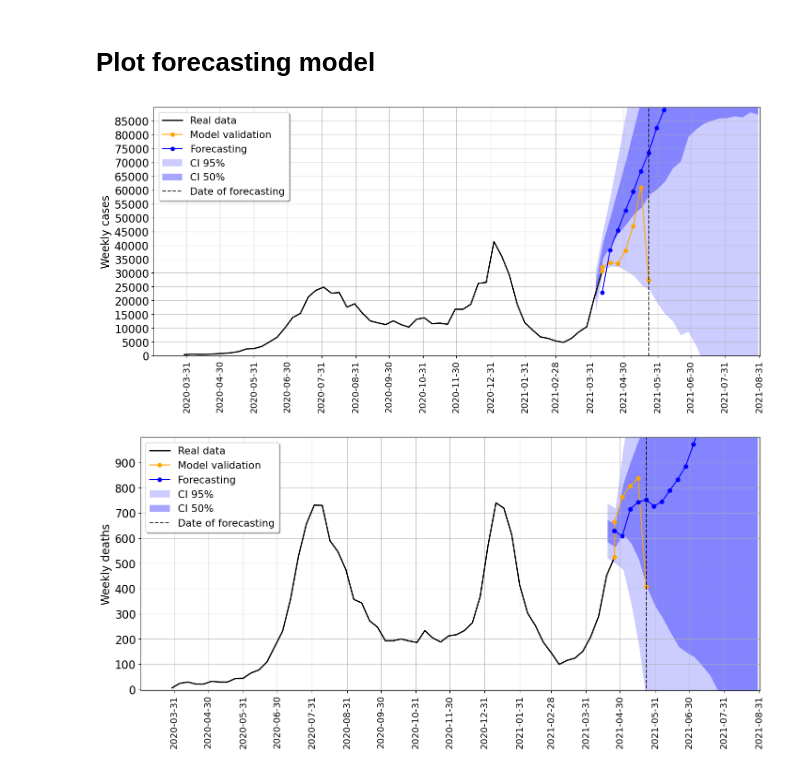
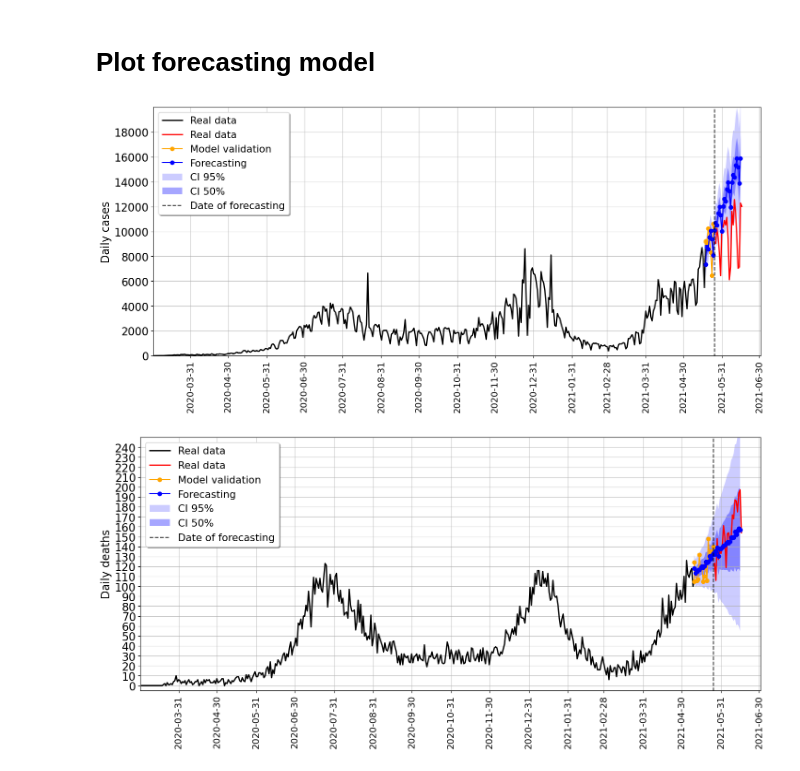
Before and after one commit to TRACE-LAC/pet-epi-notebooks, a Jupyter notebook: notebooks/proyeccion_sktime_epi_mc.ipynb, the cells around one changed output. Cells and saved outputs as stored; diff of their text form; code cells hidden in the pictures.

Commit message:
feat: Forecasting of daily covid data (update of forecasting notebook)

```diff
--- a/notebooks/proyeccion_sktime_epi_mc.ipynb
+++ b/notebooks/proyeccion_sktime_epi_mc.ipynb
@@ -105,6 +118,0 @@ df_epi_mc.head(5)
-# %%
-# Resample in epidemiological week
-period_ = "1W"
-df_epi_mc = df_epi_mc.astype(int).resample(period_).sum()
-df_epi_mc = df_epi_mc[df_epi_mc["deaths"] != 0]
-df_epi_mc.head(10)
@@ -154,19 +150,20 @@ df_opt_deaths[df_opt_deaths["RMSE"] == df_opt_deaths["RMSE"].min()]
 # %% [markdown]
 # Plot forecasting model
 # %%
-pred_size = 15 # Future forecasting points
+pred_size = 21 # Future forecasting points
 
 vars_ = ["cases", "deaths"]
 lower_percentile = 0.05
 upper_percentile = 1 - lower_percentile
 lower_percentile_2 = 0.25
 upper_percentile_2 = 1 - lower_percentile_2
-dict_periods = {"cases" : 13, "deaths" : 17}
-dict_test_size = {"cases" : 7, "deaths" : 5}
-dict_indicator = {"cases" : "Weekly cases", "deaths" : "Weekly deaths"}
+dict_periods = {"cases" : 7, "deaths" : 20}
+dict_test_size = {"cases" : 8, "deaths" : 16}
+dict_indicator = {"cases" : "Daily cases", "deaths" : "Daily deaths"}
+freq_ = "D"
 
 for n_values, values_ in enumerate(vars_):
-    print(f'****************** {values_} ******************')
+    #print(f'****************** {values_} ******************')
 
     y_ = df_epi_mc[values_].copy()
     test_size = dict_test_size[values_]
@@ -175,14 +172,14 @@ for n_values, values_ in enumerate(vars_):
     test_days = test_size
     train_days = all_days - test_days
 
-    dates_train = pd.date_range(y_.index[0], periods = train_days, freq = "W")
-    dates_test = pd.date_range(dates_train[-1], periods = test_days, freq = "W")
-    dates_pred = pd.date_range(dates_train[-1], periods = test_days + pred_size, freq = "W")
+    dates_train = pd.date_range(y_.index[0], periods = train_days, freq = freq_)
+    dates_test = pd.date_range(dates_train[-1], periods = test_days, freq = freq_)
+    dates_pred = pd.date_range(dates_train[-1], periods = test_days + pred_size, freq = freq_)
 
-    y_.index = pd.PeriodIndex(pd.date_range(y_.index[0], periods = len(y_.index), freq = "W"))
+    y_.index = pd.PeriodIndex(pd.date_range(y_.index[0], periods = len(y_.index), freq = freq_))
     y_train, y_test = temporal_train_test_split(y_, test_size = test_size)
 
-    proy_time_window = pd.PeriodIndex(pd.date_range(dates_train[-1], periods = test_size + pred_size, freq = "W"))
+    proy_time_window = pd.PeriodIndex(pd.date_range(dates_train[-1], periods = test_size + pred_size, freq = freq_))
     fh = ForecastingHorizon(proy_time_window, is_relative = False)
 
     forecaster = UnobservedComponents(
@@ -198,13 +195,13 @@ for n_values, values_ in enumerate(vars_):
     # Percentiles
     quantile_pred = forecaster.predict_quantiles(fh, alpha = [lower_percentile, 0.5, upper_percentile])
     quantile_dates = quantile_pred.index.to_timestamp()
-    quantile_0025 = quantile_pred[values_][lower_percentile].to_numpy()
-    quantile_0975 = quantile_pred[values_][upper_percentile].to_numpy()
+    quantile_lower = quantile_pred[values_][lower_percentile].to_numpy()
+    quantile_upper = quantile_pred[values_][upper_percentile].to_numpy()
 
     quantile_pred_2 = forecaster.predict_quantiles(fh, alpha = [lower_percentile_2, 0.5, upper_percentile_2])
     quantile_dates_2 = quantile_pred_2.index.to_timestamp()
-    quantile_025 = quantile_pred_2[values_][lower_percentile_2].to_numpy()
-    quantile_075 = quantile_pred_2[values_][upper_percentile_2].to_numpy()
+    quantile_lower_2 = quantile_pred_2[values_][lower_percentile_2].to_numpy()
+    quantile_upper_2 = quantile_pred_2[values_][upper_percentile_2].to_numpy()
 
     plt.rcParams.update({"font.size": 17})
     fig1, ax1 = plt.subplots()
@@ -216,10 +213,17 @@ for n_values, values_ in enumerate(vars_):
     p1 = ax1.plot(dates_train, y_train, color = "black", marker = "", linestyle = "-", linewidth = 2, label = "Real data")
     P.append((p1[0],))
 
+    # Real data after maximum validation date
+    date_min = y_test.index.to_timestamp().max()
+    date_max = date_min + pd.DateOffset(pred_size)
+    y_real = df_epi_mc_0[((df_epi_mc_0["region"] == region_) & (df_epi_mc_0["date"] >= date_min) & (df_epi_mc_0["date"] <= date_max))][["date", values_]]
+    p1_ = ax1.plot(y_real["date"], y_real[values_], color = "red", marker = "", linestyle = "-", linewidth = 2, label = "Real data")
+    P.append((p1_[0],))
+
     # Validation data
-    dates_prueba = np.append(np.array([dates_train[-1]]), np.array([date for date in dates_test]))
-    data_prueba = np.append(np.array([y_train[-1]]), np.array([y_val for y_val in y_test]))
-    p2 = ax1.plot(dates_prueba, data_prueba, color = "orange", marker = "o", linestyle = "-", label = "Model validation")
+    dates_proof = np.append(np.array([dates_train[-1]]), np.array([date for date in dates_test]))
+    data_proof = np.append(np.array([y_train[-1]]), np.array([y_val for y_val in y_test]))
+    p2 = ax1.plot(dates_proof, data_proof, color = "orange", marker = "o", linestyle = "-", label = "Model validation")
     P.append((p2[0],))
 
     # Forecasting data
@@ -227,9 +231,9 @@ for n_values, values_ in enumerate(vars_):
     p3 = ax1.plot(dates_pred, y_pred, color = color_, marker = "o", linestyle = "-", label = "Forecasting")
     ax1.fill_between(
         quantile_dates,
-        quantile_0025,
-        quantile_0975,
-        where = quantile_0975 >= quantile_0025,
+        quantile_lower,
+        quantile_upper,
+        where = quantile_upper >= quantile_lower,
         alpha = 0.20,
         facecolor = color_,
         interpolate = True,
@@ -237,43 +241,43 @@ for n_values, values_ in enumerate(vars_):
     )
     ax1.fill_between(
         quantile_dates_2,
-        quantile_025,
-        quantile_075,
-        where = quantile_075 >= quantile_025,
+        quantile_lower_2,
+        quantile_upper_2,
+        where = quantile_upper_2 >= quantile_lower_2,
         alpha = 0.35,
         facecolor = color_,
         interpolate = True,
         label = "CI 50%"
     )
     P.append((p3[0],))
 
     # Plot details
     time_labels = pd.date_range(dt.datetime(2020,1,1), periods = 40, freq = "1M")
     plt.xticks(time_labels, rotation = 90, fontsize = 14)
-    ax1.set_xlim(dt.datetime(2020,3,1), dt.datetime(2021,9,1))
+    ax1.set_xlim(dt.datetime(2020,3,1), dt.datetime(2021,7,1))
     ax1.set_ylabel(dict_indicator[values_])
 
     if values_ == "cases":
-        ax1.yaxis.set_ticks(np.arange(0, 90000, 5000))
-        ax1.set_ylim(-5, 90000)
+        ax1.yaxis.set_ticks(np.arange(0, 20000, 2000))
+        ax1.set_ylim(-5, 20000)
     elif values_ == "deaths":
-        ax1.yaxis.set_ticks(np.arange(0, 1000, 100))
-        ax1.set_ylim(-5, 1000)
+        ax1.yaxis.set_ticks(np.arange(0, 250, 10))
+        ax1.set_ylim(-5, 250)
 
     ax1.grid(alpha = 0.7)
-    ax1.vlines(x = dates_prueba[-1], ymin = -100, ymax = 200000, colors = "black", alpha = 0.8, linestyle = "dashed", label = "Date of forecasting")
+    ax1.vlines(x = dates_proof[-1], ymin = -100, ymax = 200000, colors = "black", alpha = 0.8, linestyle = "dashed", label = "Date of forecasting")
 
     # Legend
     ax1.legend(
         loc = "upper left",
         #bbox_to_anchor = (0.5, 1.11),
         fancybox = True,
         shadow = True,
         ncol = 1,
         fontsize = 15.5
     )
 
-    plt.savefig("./figure_proof_{}.png".format(values_), bbox_inches = "tight", pad_inches = 0.03, dpi = 250)
+    #plt.savefig("./figure_proof_{}.png".format(values_), bbox_inches = "tight", pad_inches = 0.03, dpi = 250)
 # %% [output]
-[figure, old version]
+[figure, new version]
-[figure, old version]
+[figure, new version]
```
Also changed, not shown: parts of 5 cells of this notebook.
